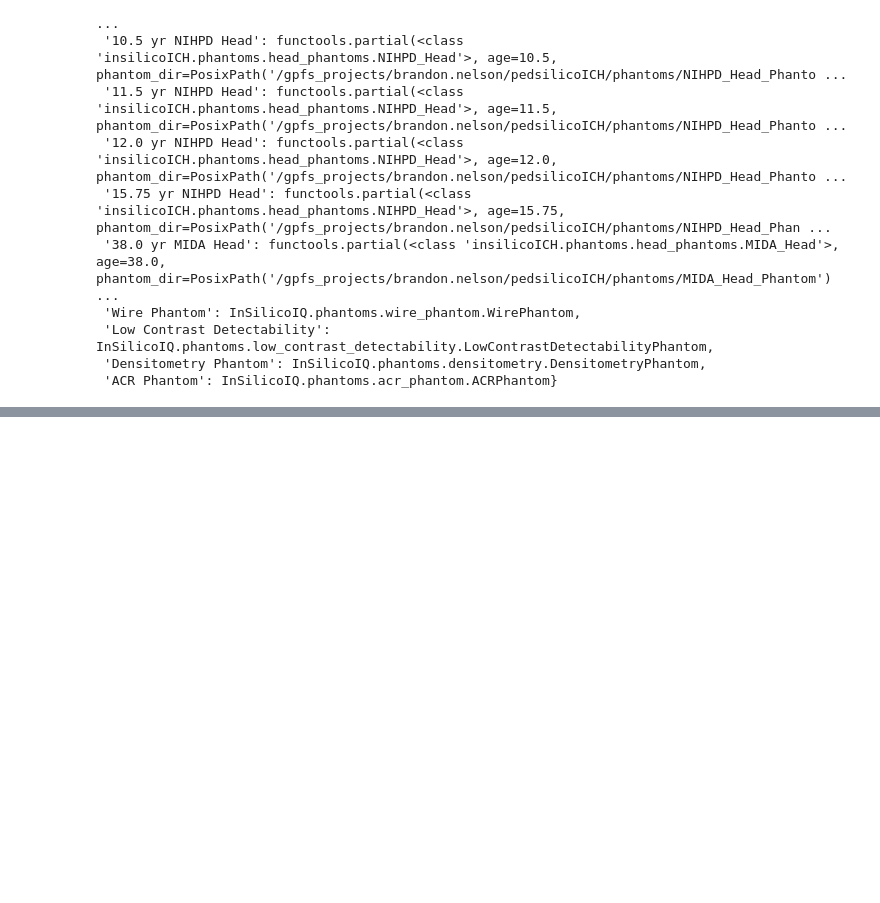
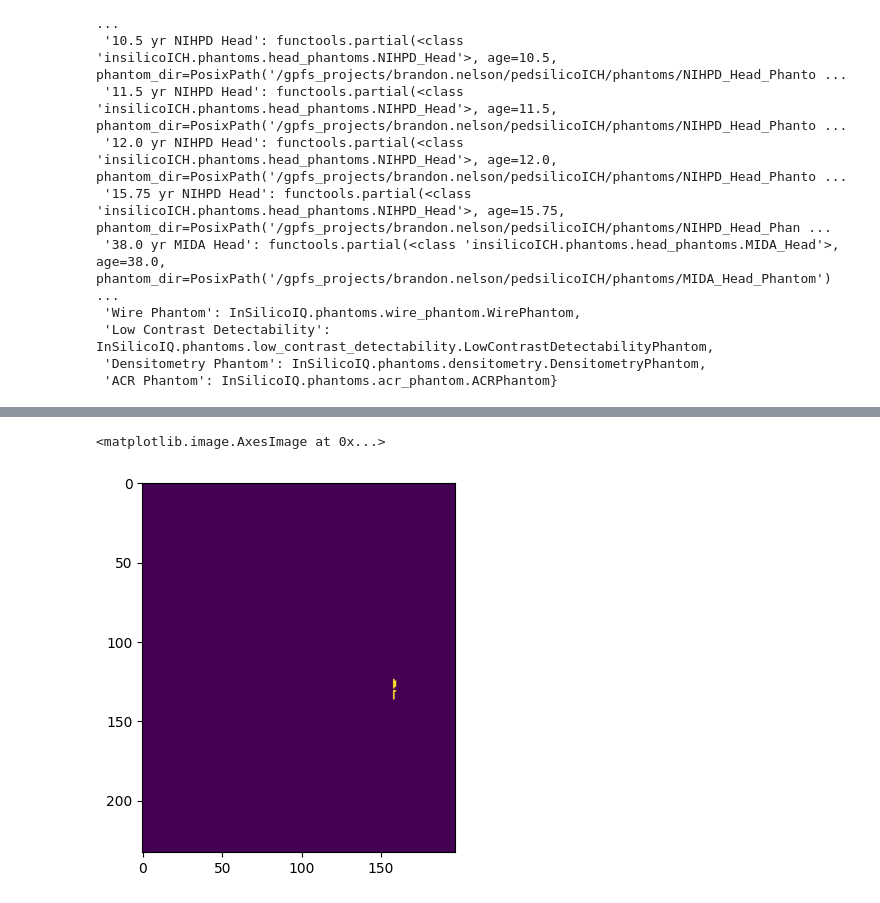
Before and after one commit to DIDSR/InSilicoICH, a Jupyter notebook: notebooks/01_fracture.ipynb, the cells around one changed output, grey strips where cells are left out. Drawn from its saved outputs; the diff is of its cells as text; code cells hidden in the pictures; blank space fills up the shorter version.

```diff
--- a/notebooks/01_fracture.ipynb
+++ b/notebooks/01_fracture.ipynb
@@ -241,0 +89,5 @@ Note: there is some misalignment of the mask and image when there are more than
+# %%
+plt.imshow(fractures[z_slice])
+# %% [output]
+<matplotlib.image.AxesImage at 0x...>
+[figure, added]
```
Also changed, not shown: parts of 47 cells of this notebook, 1 other file.
